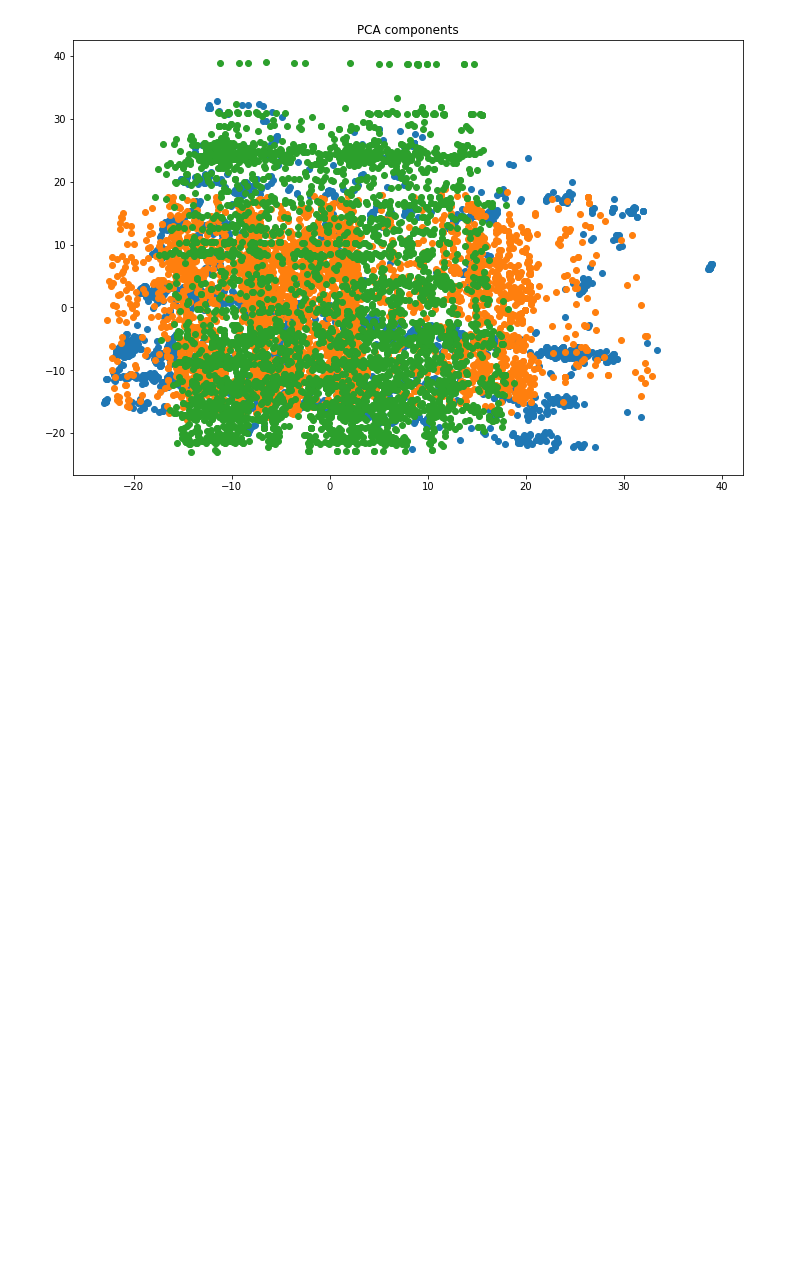
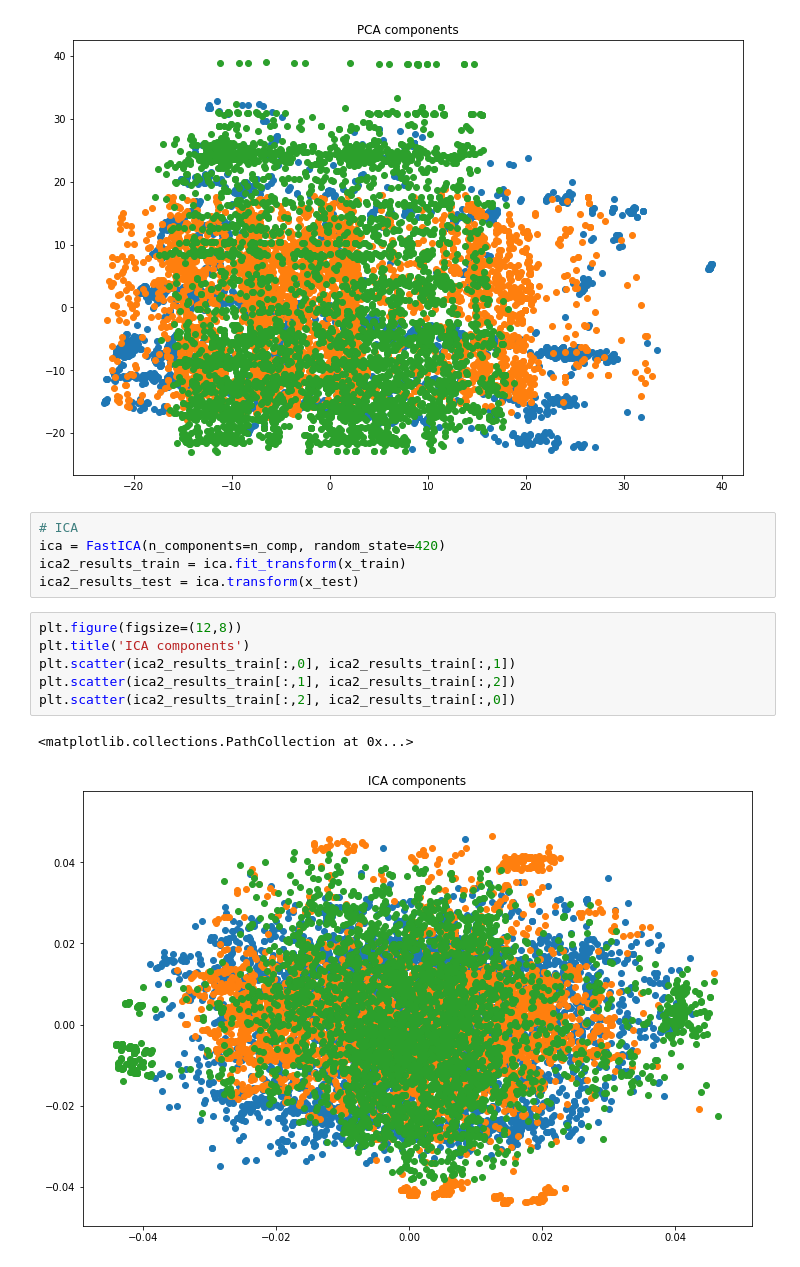
Before and after one commit to SamuelVinay91/MachineLearning, a Jupyter notebook: Mercedes_Benz_Problem_statement.ipynb, the cells around one changed output. Drawn from its saved outputs; the diff is of its cells as text; blank space fills up the shorter version.

```diff
--- a/Mercedes_Benz_Problem_statement.ipynb
+++ b/Mercedes_Benz_Problem_statement.ipynb
@@ -203,4 +249,18 @@ plt.scatter(pca2_results_train[:,2], pca2_results_train[:,0])
 # %% [output]
 <matplotlib.collections.PathCollection at 0x...>
 [figure]
+# %%
+# ICA
+ica = FastICA(n_components=n_comp, random_state=420)
+ica2_results_train = ica.fit_transform(x_train)
+ica2_results_test = ica.transform(x_test)
+# %%
+plt.figure(figsize=(12,8))
+plt.title('ICA components')
+plt.scatter(ica2_results_train[:,0], ica2_results_train[:,1])
+plt.scatter(ica2_results_train[:,1], ica2_results_train[:,2])
+plt.scatter(ica2_results_train[:,2], ica2_results_train[:,0])
+# %% [output]
+<matplotlib.collections.PathCollection at 0x...>
+[figure, added]
 # %% [markdown]
```
Also changed, not shown: parts of 25 cells of this notebook.
